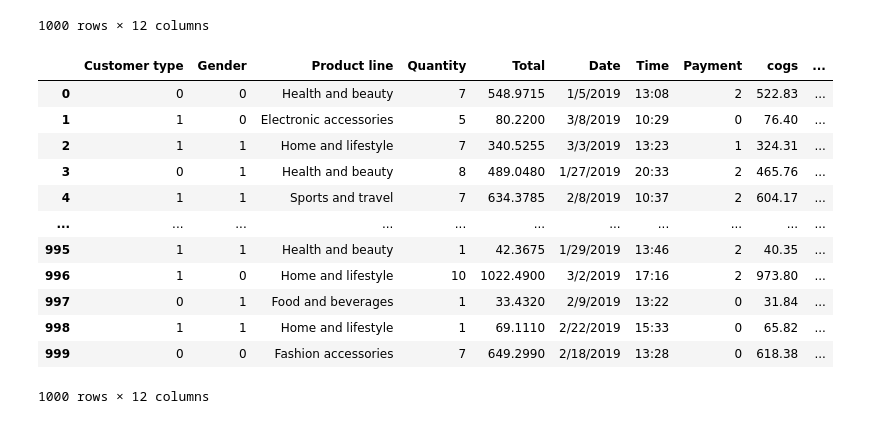
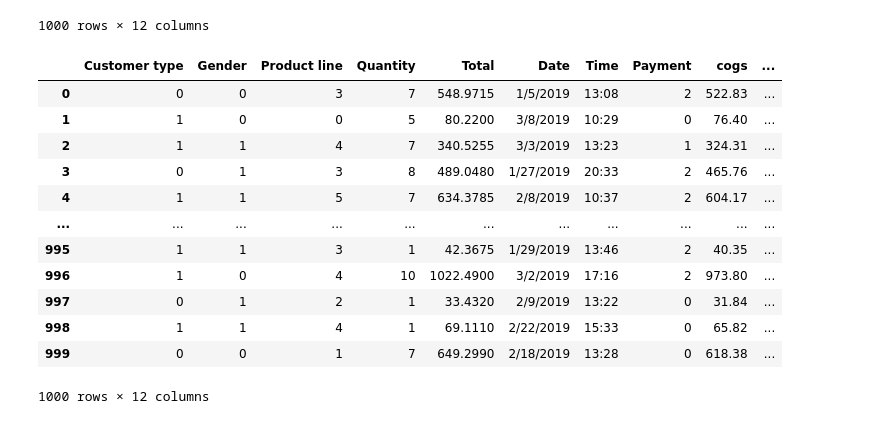
Before and after one commit to blackChan1234/AI, a Jupyter notebook: test2.ipynb, the cells around one changed output. Cells and saved outputs as stored; diff of their text form; code cells hidden in the pictures.

```diff
--- a/test2.ipynb
+++ b/test2.ipynb
@@ -84,21 +84,23 @@ df
 # %%
 
 df['Customer type']= df['Customer type'].astype('category')
 df['Customer type'] = df['Customer type'].cat.codes
 df['Payment']= df['Payment'].astype('category')
 df['Payment'] = df['Payment'].cat.codes
+df['Product line']= df['Product line'].astype('category')
+df['Product line'] = df['Product line'].cat.codes
 df
 # %% [output]
 |  | Customer type | Gender | Product line | Quantity | Total | Date | Time | Payment | cogs | ... |
-| 0 | 0 | 0 | Health and beauty | 7 | 548.9715 | 1/5/2019 | 13:08 | 2 | 522.83 | ... |
-| 1 | 1 | 0 | Electronic accessories | 5 | 80.2200 | 3/8/2019 | 10:29 | 0 | 76.40 | ... |
-| 2 | 1 | 1 | Home and lifestyle | 7 | 340.5255 | 3/3/2019 | 13:23 | 1 | 324.31 | ... |
-| 3 | 0 | 1 | Health and beauty | 8 | 489.0480 | 1/27/2019 | 20:33 | 2 | 465.76 | ... |
-| 4 | 1 | 1 | Sports and travel | 7 | 634.3785 | 2/8/2019 | 10:37 | 2 | 604.17 | ... |
+| 0 | 0 | 0 | 3 | 7 | 548.9715 | 1/5/2019 | 13:08 | 2 | 522.83 | ... |
+| 1 | 1 | 0 | 0 | 5 | 80.2200 | 3/8/2019 | 10:29 | 0 | 76.40 | ... |
+| 2 | 1 | 1 | 4 | 7 | 340.5255 | 3/3/2019 | 13:23 | 1 | 324.31 | ... |
+| 3 | 0 | 1 | 3 | 8 | 489.0480 | 1/27/2019 | 20:33 | 2 | 465.76 | ... |
+| 4 | 1 | 1 | 5 | 7 | 634.3785 | 2/8/2019 | 10:37 | 2 | 604.17 | ... |
 | ... | ... | ... | ... | ... | ... | ... | ... | ... | ... | ... |
-| 995 | 1 | 1 | Health and beauty | 1 | 42.3675 | 1/29/2019 | 13:46 | 2 | 40.35 | ... |
-| 996 | 1 | 0 | Home and lifestyle | 10 | 1022.4900 | 3/2/2019 | 17:16 | 2 | 973.80 | ... |
-| 997 | 0 | 1 | Food and beverages | 1 | 33.4320 | 2/9/2019 | 13:22 | 0 | 31.84 | ... |
-| 998 | 1 | 1 | Home and lifestyle | 1 | 69.1110 | 2/22/2019 | 15:33 | 0 | 65.82 | ... |
-| 999 | 0 | 0 | Fashion accessories | 7 | 649.2990 | 2/18/2019 | 13:28 | 0 | 618.38 | ... |
+| 995 | 1 | 1 | 3 | 1 | 42.3675 | 1/29/2019 | 13:46 | 2 | 40.35 | ... |
+| 996 | 1 | 0 | 4 | 10 | 1022.4900 | 3/2/2019 | 17:16 | 2 | 973.80 | ... |
+| 997 | 0 | 1 | 2 | 1 | 33.4320 | 2/9/2019 | 13:22 | 0 | 31.84 | ... |
+| 998 | 1 | 1 | 4 | 1 | 69.1110 | 2/22/2019 | 15:33 | 0 | 65.82 | ... |
+| 999 | 0 | 0 | 1 | 7 | 649.2990 | 2/18/2019 | 13:28 | 0 | 618.38 | ... |
 1000 rows × 12 columns
```
Also changed, not shown: parts of 8 cells of this notebook.
